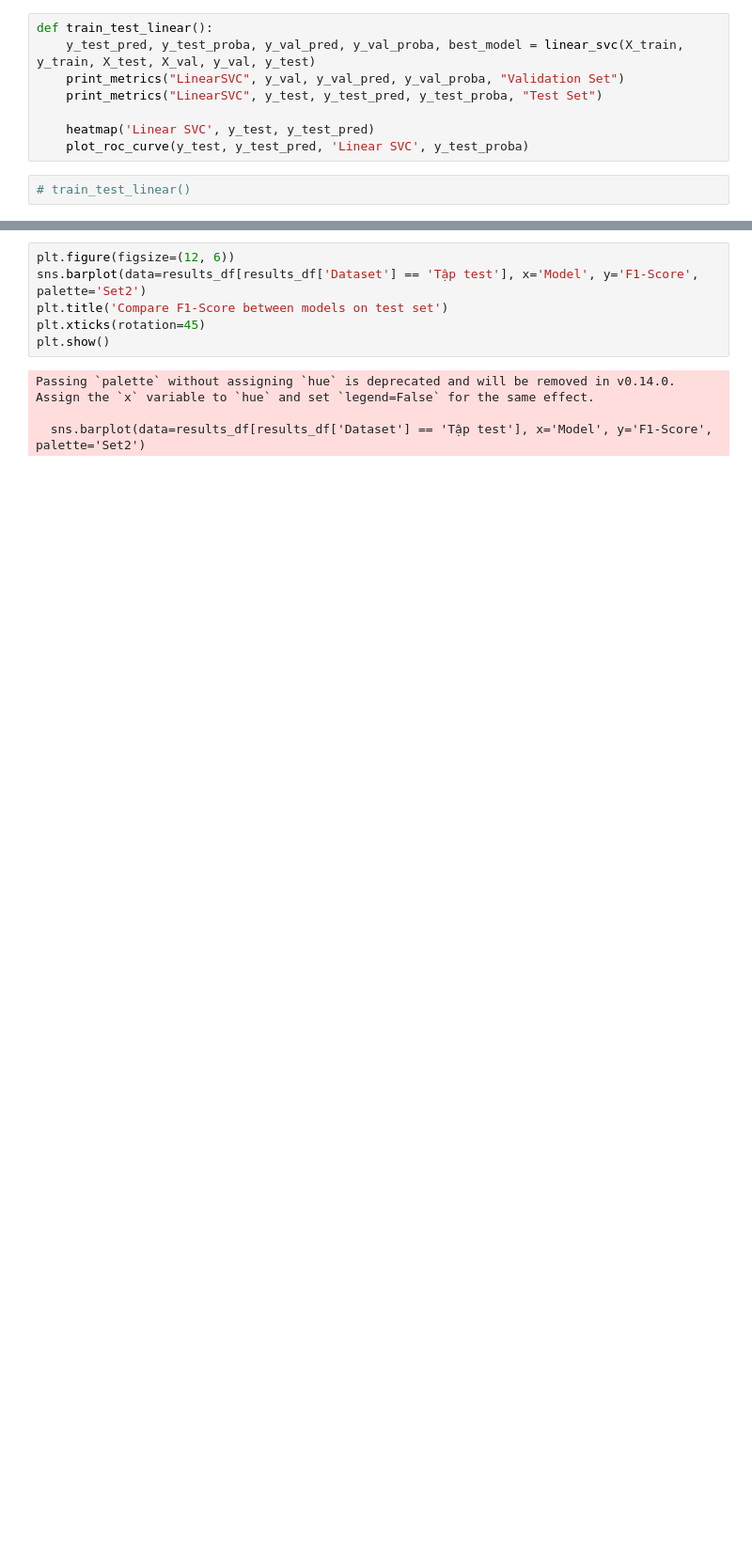
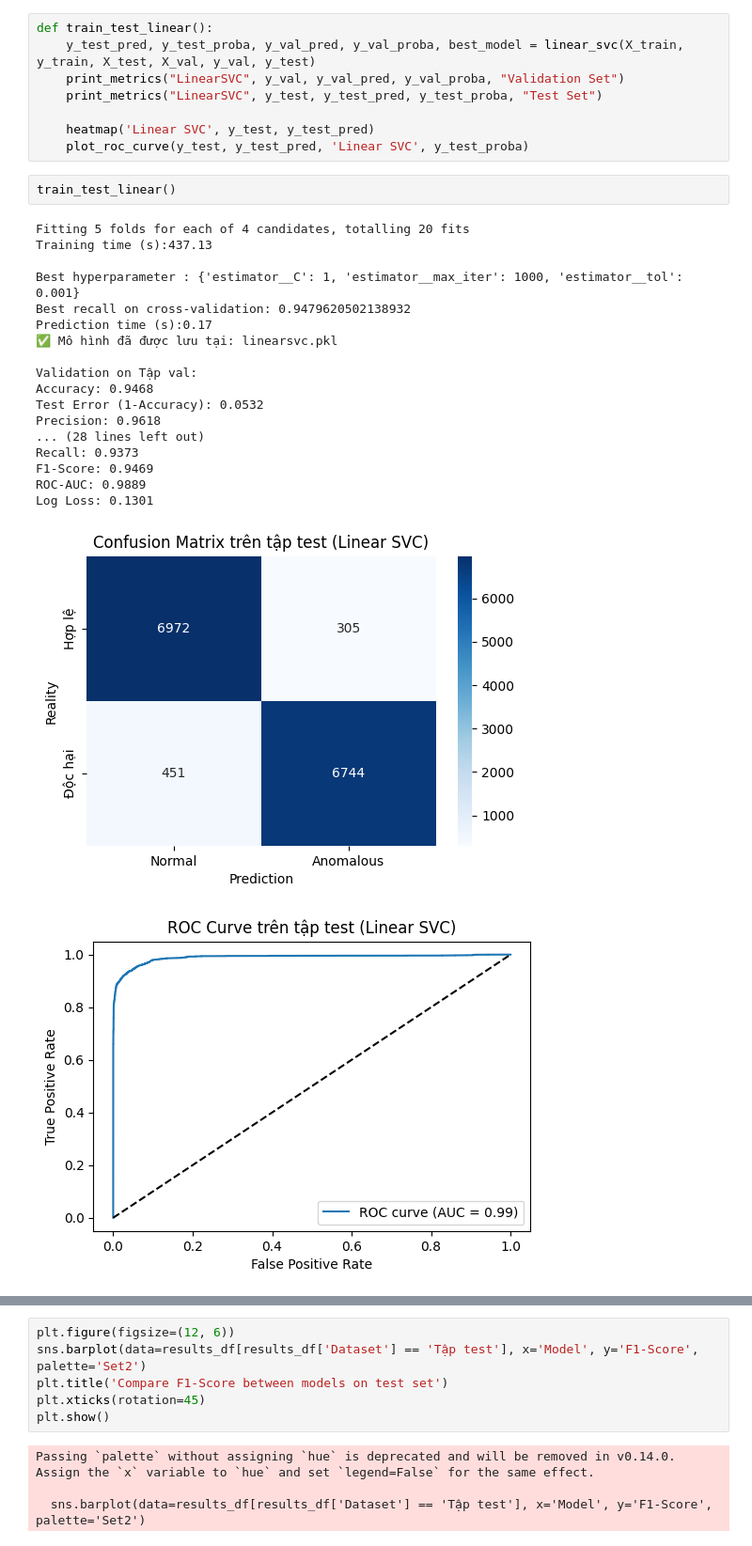
Before and after one commit to DannyPhongcoderso1/WebVulnerabilities, a Jupyter notebook: final.ipynb, the cells around one changed output, grey strips where cells are left out. Shown at 94% size. Cells and saved outputs as stored; diff of their text form; blank space fills up the shorter version.

```diff
--- a/final.ipynb
+++ b/final.ipynb
@@ -124,7 +144,27 @@ def train_test_linear():
     heatmap('Linear SVC', y_test, y_test_pred)
     plot_roc_curve(y_test, y_test_pred, 'Linear SVC', y_test_proba)
 # %%
-# train_test_linear()
+train_test_linear()
+# %% [output]
+Fitting 5 folds for each of 4 candidates, totalling 20 fits
+Training time (s):437.13
+
+Best hyperparameter : {'estimator__C': 1, 'estimator__max_iter': 1000, 'estimator__tol': 0.001}
+Best recall on cross-validation: 0.9479620502138932
+Prediction time (s):0.17
+✅ Mô hình đã được lưu tại: linearsvc.pkl
+
+Validation on Tập val:
+Accuracy: 0.9468
+Test Error (1-Accuracy): 0.0532
+Precision: 0.9618
+... (28 lines left out)
+Recall: 0.9373
+F1-Score: 0.9469
+ROC-AUC: 0.9889
+Log Loss: 0.1301
+[figure, added]
+[figure, added]
 # %%
 
 def train_test_knn():
```
Also changed, not shown: parts of 8 cells of this notebook.
